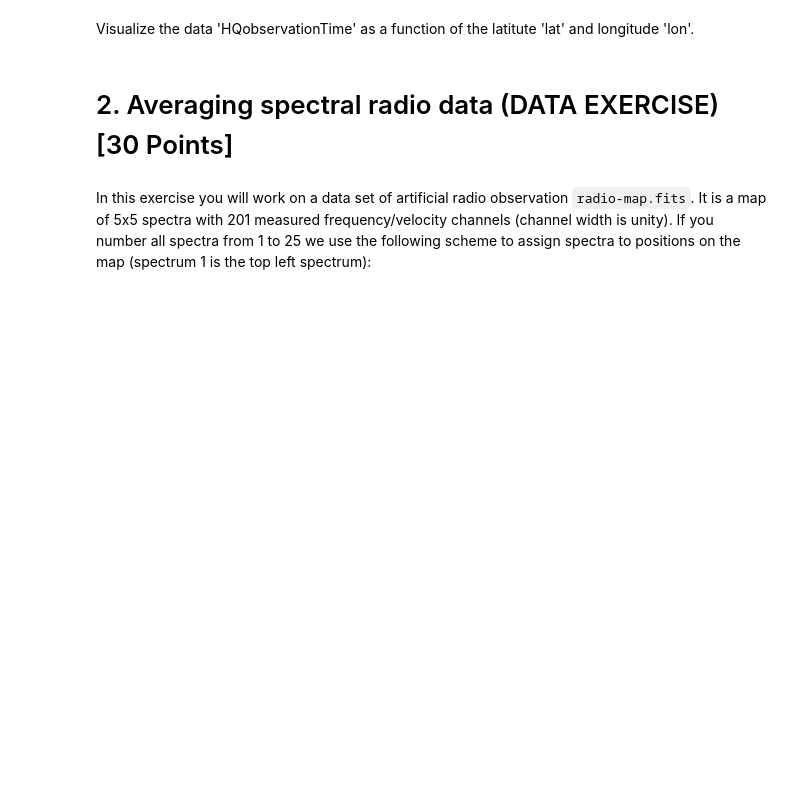
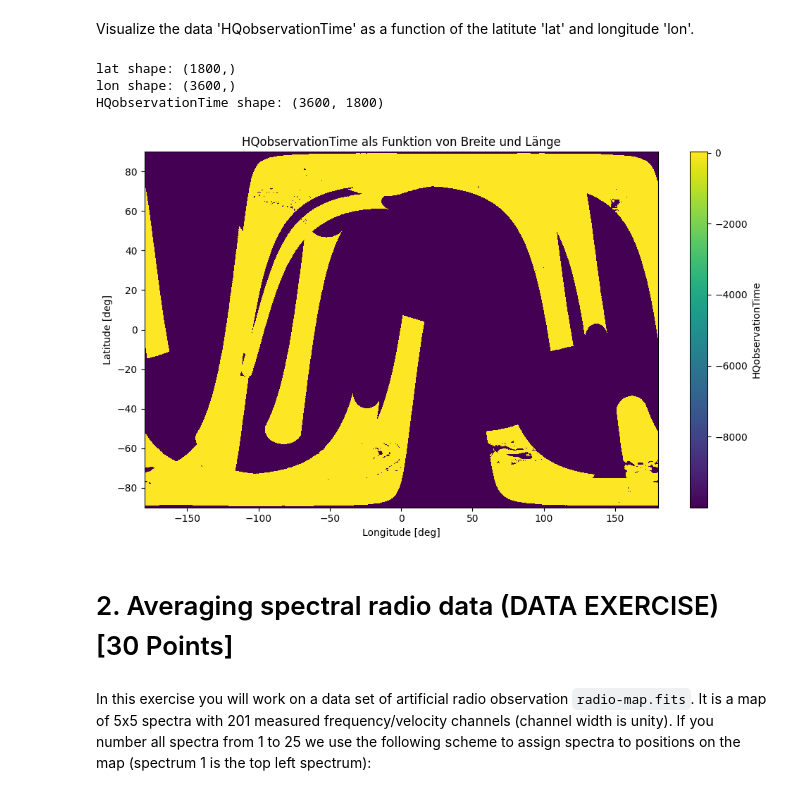
Before and after one commit to DAAP-Summer-2024/astronomical-data-analysis-nilejara, a Jupyter notebook: assignment_2.ipynb, the cells around one changed output. Cells and saved outputs as stored; diff of their text form; code cells hidden in the pictures; blank space fills up the shorter version.

```diff
--- a/assignment_2.ipynb
+++ b/assignment_2.ipynb
@@ -243,3 +315,37 @@ Visualize the data 'HQobservationTime' as a function of the latitute 'lat' and l
+# %%
+# your code goes here
+
+import h5py
+import numpy as np
+import matplotlib.pyplot as plt
+
+# Datei öffnen
+hdffilename = "Data/3B-HHR.MS.MRG.3IMERG.20141001-S090000-E092959.0540.V05B.HDF5"
+with h5py.File(hdffilename, 'r') as hdf_file:
+    # Lese die relevanten Datensätze
+    lat = hdf_file['Grid/lat'][:]
+    lon = hdf_file['Grid/lon'][:]
+    hq_obs_time = hdf_file['Grid/HQobservationTime'][:]
+
+    # Prüfe die Formen
+    print("lat shape:", lat.shape)
+    print("lon shape:", lon.shape)
+    print("HQobservationTime shape:", hq_obs_time.shape)
+
+    # Erstelle ein 2D-Plot (z.B. als Heatmap)
+    plt.figure(figsize=(10, 6))
+    plt.pcolormesh(lon, lat, hq_obs_time.T, shading='auto', cmap='viridis')
+    plt.xlabel('Longitude [deg]')
+    plt.ylabel('Latitude [deg]')
+    plt.title('HQobservationTime als Funktion von Breite und Länge')
+    plt.colorbar(label='HQobservationTime')
+    plt.tight_layout()
+    plt.show()
+# %% [output]
+lat shape: (1800,)
+lon shape: (3600,)
+HQobservationTime shape: (3600, 1800)
+[figure, added]
 # %% [markdown]
 # 2. Averaging spectral radio data (DATA EXERCISE) [30 Points]
 # %% [markdown]
```
Also changed, not shown: parts of 17 cells of this notebook.
